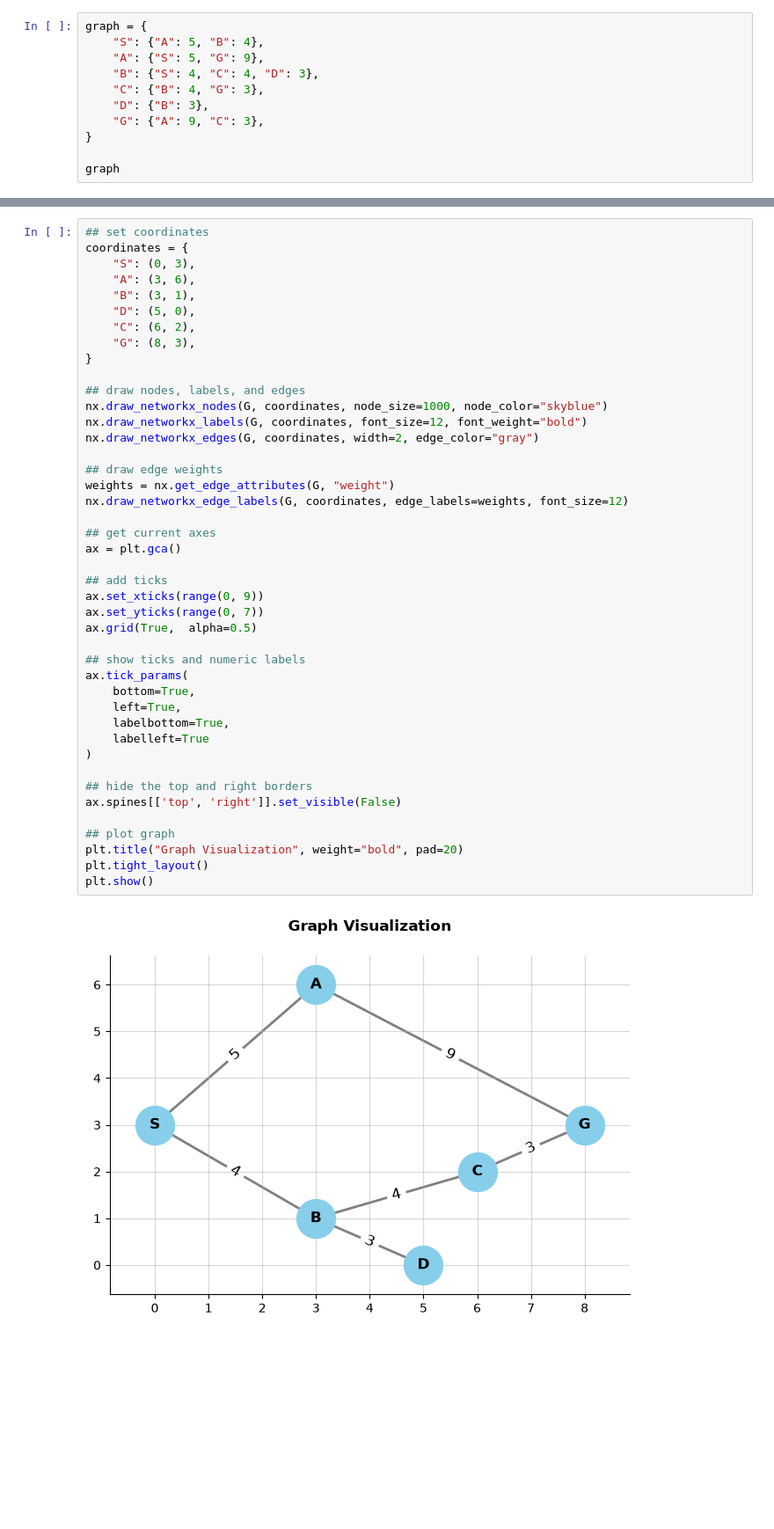
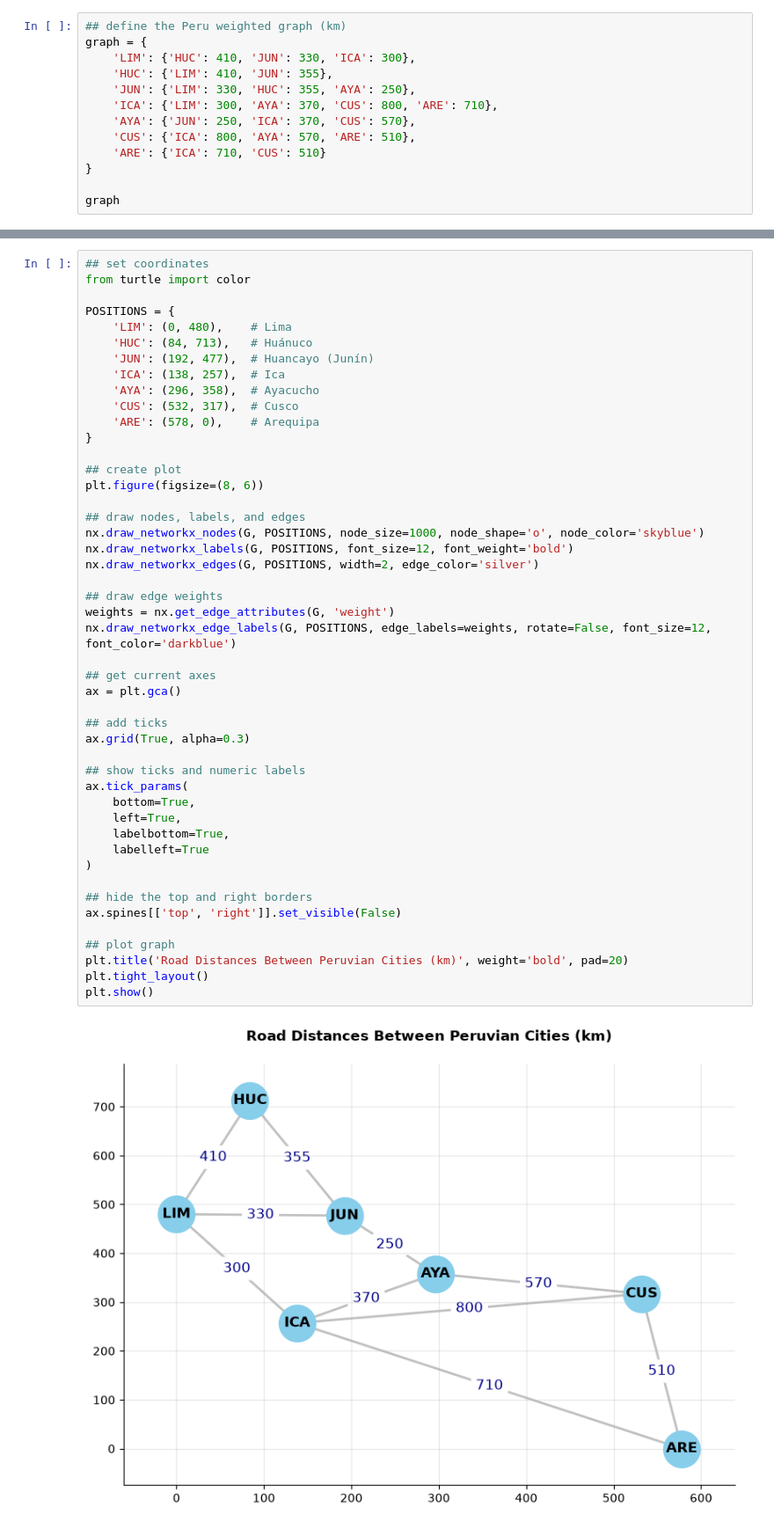
Before and after one commit to neisserale/python-for-ds-and-ai, a Jupyter notebook: notebooks/05_informed_search.ipynb, the cells around one changed output, grey strips where cells are left out. Shown at 88% size. Saved outputs shown, nothing was run; the diff lists cells and outputs as text; blank space fills up the shorter version.

```diff
--- a/notebooks/05_informed_search.ipynb
+++ b/notebooks/05_informed_search.ipynb
@@ -4,11 +9,13 @@ import networkx as nx
 # %%
+## define the Peru weighted graph (km)
 graph = {
-    "S": {"A": 5, "B": 4},
-    "A": {"S": 5, "G": 9},
-    "B": {"S": 4, "C": 4, "D": 3},
-    "C": {"B": 4, "G": 3},
-    "D": {"B": 3},
-    "G": {"A": 9, "C": 3},
+    'LIM': {'HUC': 410, 'JUN': 330, 'ICA': 300},
+    'HUC': {'LIM': 410, 'JUN': 355},
+    'JUN': {'LIM': 330, 'HUC': 355, 'AYA': 250},
+    'ICA': {'LIM': 300, 'AYA': 370, 'CUS': 800, 'ARE': 710},
+    'AYA': {'JUN': 250, 'ICA': 370, 'CUS': 570},
+    'CUS': {'ICA': 800, 'AYA': 570, 'ARE': 510},
+    'ARE': {'ICA': 710, 'CUS': 510}
 }
 
 graph
@@ -35,48 +43,52 @@ EdgeDataView([('S', 'A', {'weight': 5}), ('S', 'B', {'weight': 4}), ('A', 'G', {
 # %%
 ## set coordinates
-coordinates = {
-    "S": (0, 3),
-    "A": (3, 6),
-    "B": (3, 1),
-    "D": (5, 0),
-    "C": (6, 2),
-    "G": (8, 3),
+from turtle import color
+
+POSITIONS = {
+    'LIM': (0, 480),    # Lima
+    'HUC': (84, 713),   # Huánuco
+    'JUN': (192, 477),  # Huancayo (Junín)
+    'ICA': (138, 257),  # Ica
+    'AYA': (296, 358),  # Ayacucho
+    'CUS': (532, 317),  # Cusco
+    'ARE': (578, 0),    # Arequipa
 }
 
+## create plot
+plt.figure(figsize=(8, 6))
+
 ## draw nodes, labels, and edges
-nx.draw_networkx_nodes(G, coordinates, node_size=1000, node_color="skyblue")
-nx.draw_networkx_labels(G, coordinates, font_size=12, font_weight="bold")
-nx.draw_networkx_edges(G, coordinates, width=2, edge_color="gray")
+nx.draw_networkx_nodes(G, POSITIONS, node_size=1000, node_shape='o', node_color='skyblue')
+nx.draw_networkx_labels(G, POSITIONS, font_size=12, font_weight='bold')
+nx.draw_networkx_edges(G, POSITIONS, width=2, edge_color='silver')
 
 ## draw edge weights
-weights = nx.get_edge_attributes(G, "weight")
-nx.draw_networkx_edge_labels(G, coordinates, edge_labels=weights, font_size=12)
+weights = nx.get_edge_attributes(G, 'weight')
+nx.draw_networkx_edge_labels(G, POSITIONS, edge_labels=weights, rotate=False, font_size=12, font_color='darkblue')
 
 ## get current axes
 ax = plt.gca()
 
 ## add ticks
-ax.set_xticks(range(0, 9))
-ax.set_yticks(range(0, 7))
-ax.grid(True,  alpha=0.5)
+ax.grid(True, alpha=0.3)
 
 ## show ticks and numeric labels
 ax.tick_params(
     bottom=True,
     left=True,
     labelbottom=True,
     labelleft=True
 )
 
 ## hide the top and right borders
 ax.spines[['top', 'right']].set_visible(False)
 
 ## plot graph
-plt.title("Graph Visualization", weight="bold", pad=20)
+plt.title('Road Distances Between Peruvian Cities (km)', weight='bold', pad=20)
 plt.tight_layout()
 plt.show()
 # %% [output]
-[figure, old version]
+[figure, new version]
 # %% [markdown]
 # Dijkstra
 
```
Also changed, not shown: parts of 15 cells of this notebook, 1 other file.
